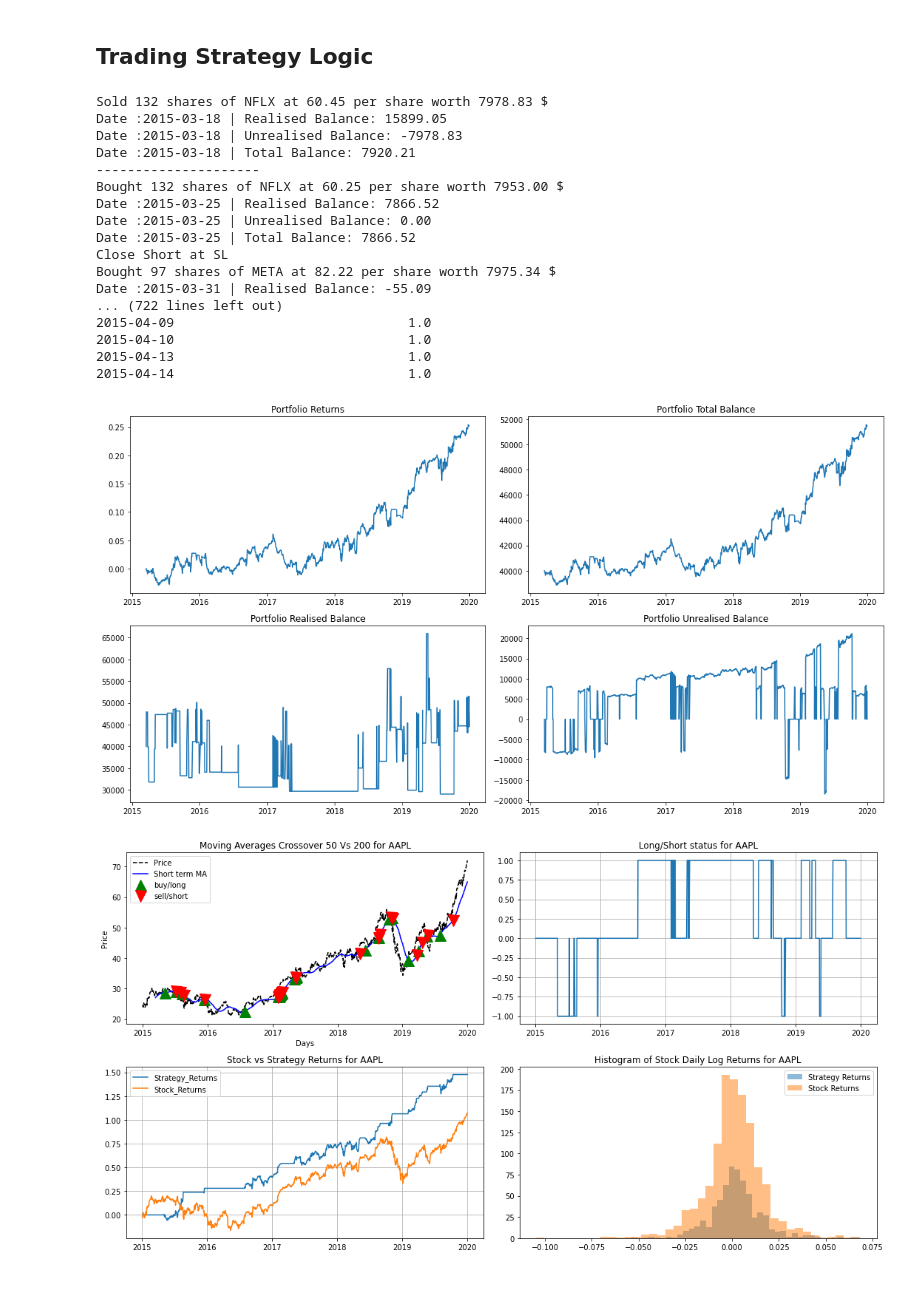
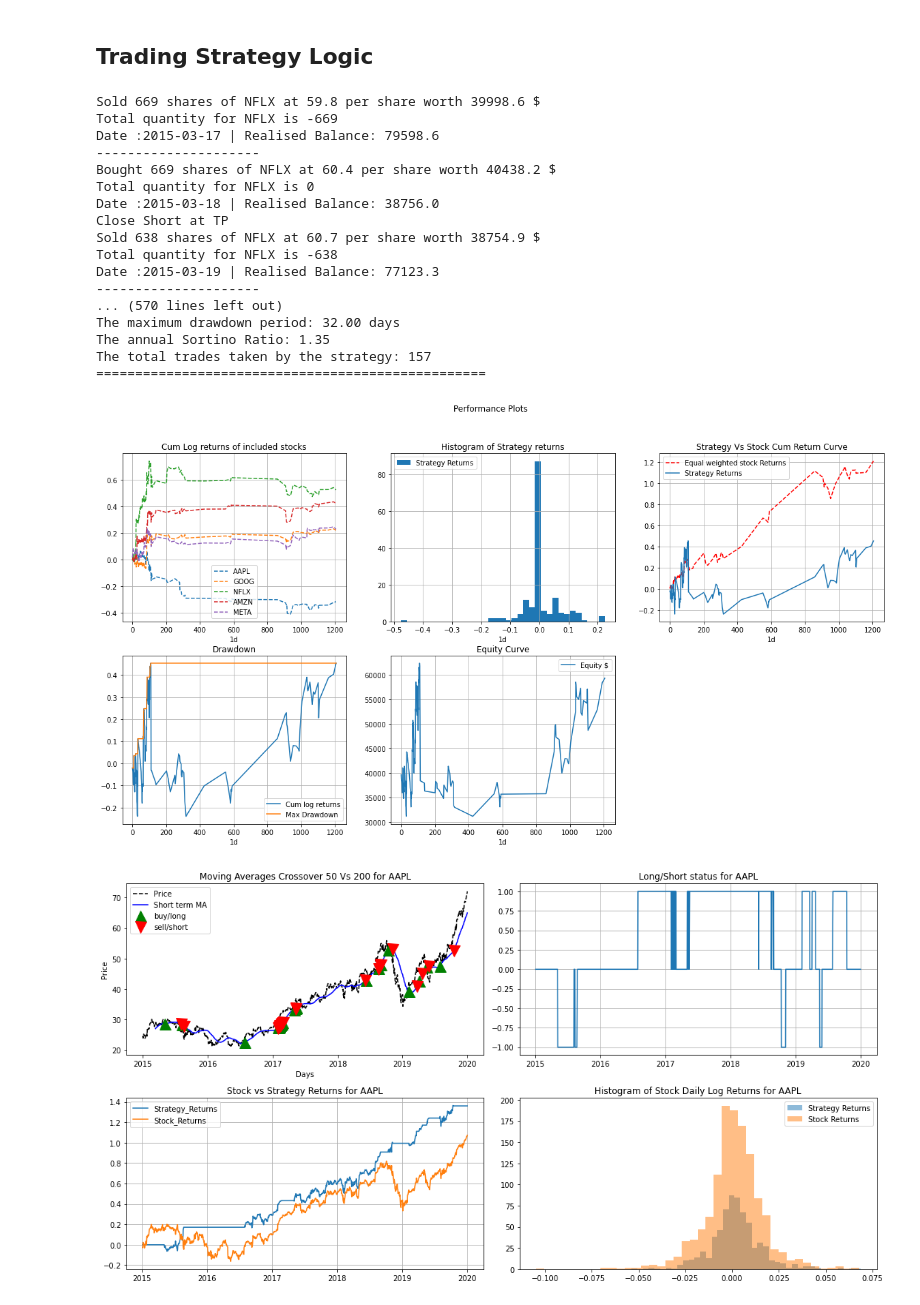
Before and after one commit to siddharthgohil/Trading_with_MACDnSMA, a Jupyter notebook: SMACD_Event_Based.ipynb, the cells around one changed output. Drawn from its saved outputs; the diff is of its cells as text; code cells hidden in the pictures.

```diff
--- a/SMACD_Event_Based.ipynb
+++ b/SMACD_Event_Based.ipynb
@@ -511,15 +585,15 @@ verbose = False
 
 # Long Parameters
 long_sl_ATR_multiple = 2 # Used for long SL
-risk_reward_long = 1.5    # Used for long TP
+risk_reward_long = 2    # Used for long TP
 close_n_sma_distance_long_multiple = 2.5 # Used to determine how close to SMA can be bought
 long_rsi_limit = 80
 
 # Short Params
 short_sl_ATR_multiple= 1 # Used for Short SL
-risk_reward_short= 0.7   # Used for Short TP
+risk_reward_short= 1   # Used for Short TP
 close_n_sma_distance_short_multiple = 0.5 # Used to determine how close to SMA can be bought
-short_rsi_limit = 30
+short_rsi_limit = 20
 
 benchmark_stock_symbol = "^GSPC"
 
@@ -527,44 +601,43 @@ start = "2015-01-01"
 end = "2019-12-31"
 # %%
 # strategy for multiple stocks, assuming capital allocation for each stock is equal
-A = MA_Strategy(stock_list = tickers,
+A = MA_Strategy(symbol = tickers,
                 benchmark = benchmark_stock_symbol,
                 start = start,
                 end = end,
                 interval = "1d",
                 capital = 40000,
                 transcation_cost = 0.01,
                 primary_trend_window = primary_trend_window,
                 buy_on = buy_on,
                 long_sl_ATR_multiple = long_sl_ATR_multiple,
                 risk_reward_long = risk_reward_long,
                 close_n_sma_distance_long_multiple =close_n_sma_distance_long_multiple ,
                 long_rsi_limit= long_rsi_limit,
                 short_sl_ATR_multiple=short_sl_ATR_multiple,
                 risk_reward_short=risk_reward_short,
                 close_n_sma_distance_short_multiple=close_n_sma_distance_short_multiple,
                 short_rsi_limit=short_rsi_limit,
-                allocation_method='equal',
                 verbose=True,)
 # Run strategy
 A.run_strategy(50,200)
 # %% [output]
-Sold 132 shares of NFLX at 60.45 per share worth 7978.83 $
-Date :2015-03-18 | Realised Balance: 15899.05
-Date :2015-03-18 | Unrealised Balance: -7978.83
-Date :2015-03-18 | Total Balance: 7920.21
+Sold 669 shares of NFLX at 59.8 per share worth 39998.6 $
+Total quantity for NFLX is -669
+Date :2015-03-17 | Realised Balance: 79598.6
 ---------------------
-Bought 132 shares of NFLX at 60.25 per share worth 7953.00 $
-Date :2015-03-25 | Realised Balance: 7866.52
-Date :2015-03-25 | Unrealised Balance: 0.00
-Date :2015-03-25 | Total Balance: 7866.52
-Close Short at SL
-Bought 97 shares of META at 82.22 per share worth 7975.34 $
-Date :2015-03-31 | Realised Balance: -55.09
-... (722 lines left out)
-2015-04-09                              1.0
-2015-04-10                              1.0
-2015-04-13                              1.0
-2015-04-14                              1.0
+Bought 669 shares of NFLX at 60.4 per share worth 40438.2 $
+Total quantity for NFLX is 0
+Date :2015-03-18 | Realised Balance: 38756.0
+Close Short at TP
+Sold 638 shares of NFLX at 60.7 per share worth 38754.9 $
+Total quantity for NFLX is -638
+Date :2015-03-19 | Realised Balance: 77123.3
+---------------------
+... (570 lines left out)
+The maximum drawdown period: 32.00 days
+The annual Sortino Ratio: 1.35
+The total trades taken by the strategy: 157
+==================================================
-[figure, old version]
+[figure, new version]
-[figure, old version]
+[figure, new version]
```
Also changed, not shown: parts of 7 cells of this notebook.
